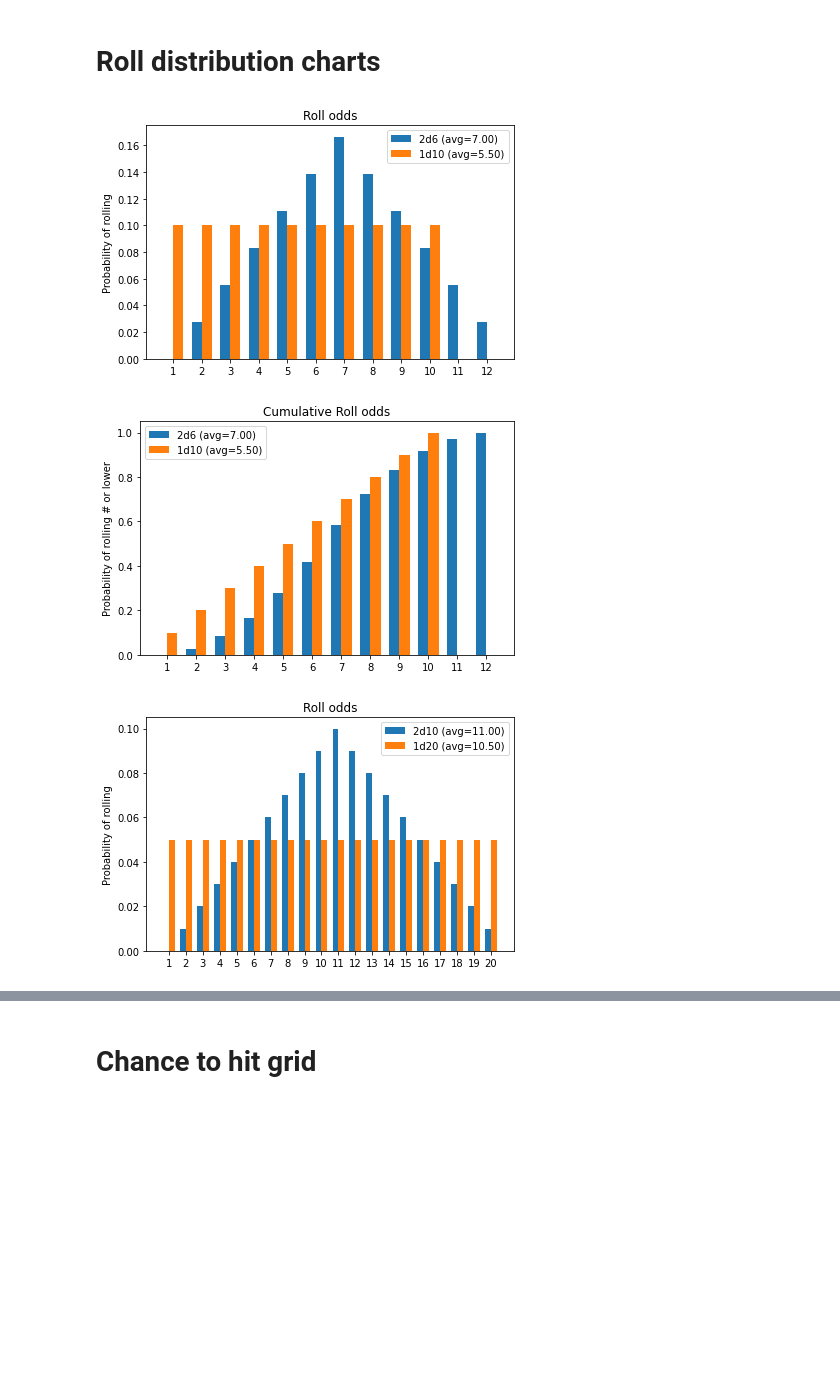
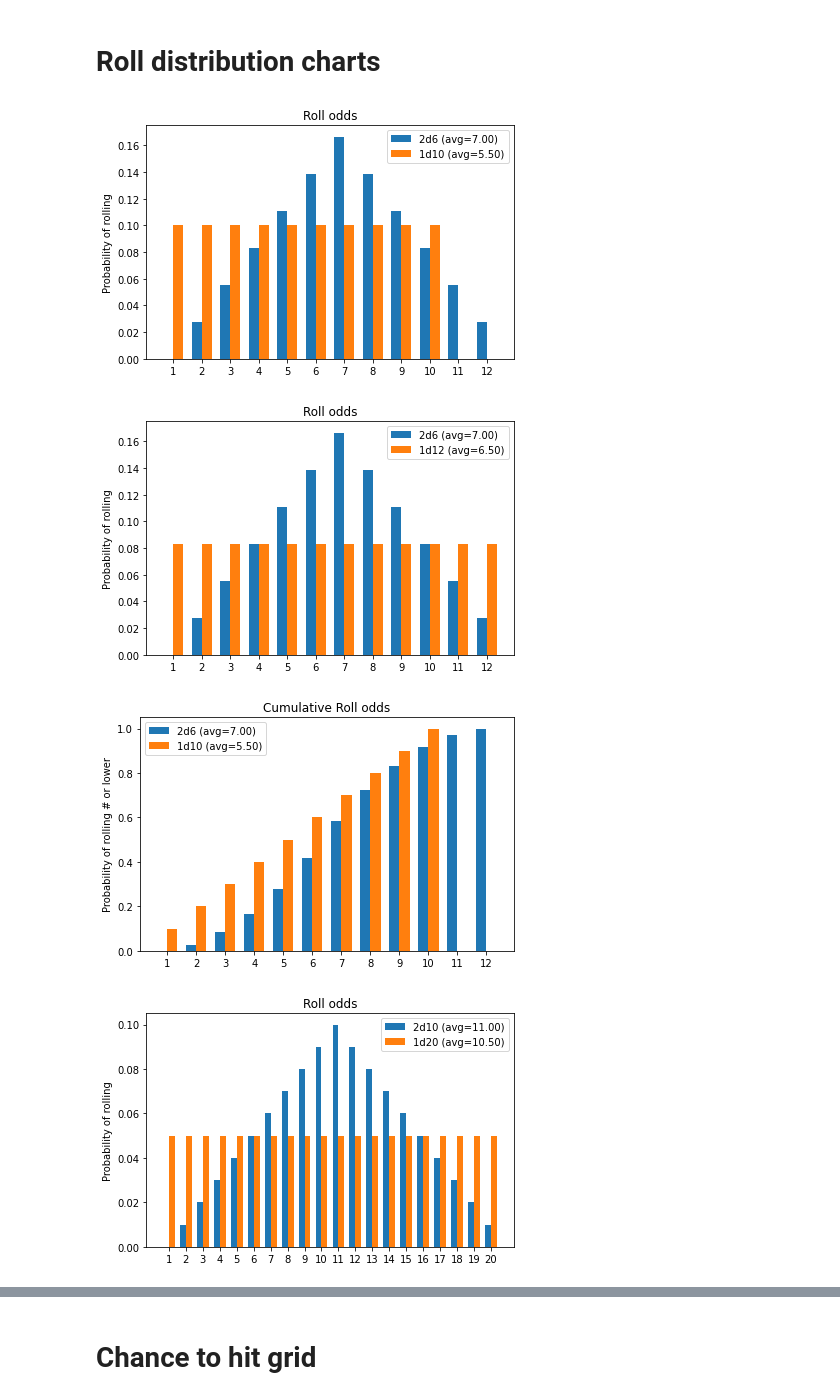
Before and after one commit to dyoung418/dnd_stats, a Jupyter notebook: dnd_dice_calcs.ipynb, the cells around one changed output, grey strips where cells are left out. Cells and saved outputs as stored; diff of their text form; code cells hidden in the pictures; blank space fills up the shorter version.

```diff
--- a/dnd_dice_calcs.ipynb
+++ b/dnd_dice_calcs.ipynb
@@ -986,32 +1002,43 @@ def compare_odds_dist(roll1_odds, roll2_odds, labels=('roll1', 'roll2'), cumulat
                         xytext=(0, 3),  # 3 points vertical offset
                         textcoords="offset points",
                         ha='center', va='bottom')
 
     #autolabel(rects1)
     #autolabel(rects2)
 
 
 
     fig.tight_layout()
     plt.show()
 
 compare_odds_dist(
     total_odds(6, n=2, adder=0, adv='normal', reroll_nums=()),
     total_odds(10, n=1, adder=0, adv='normal', reroll_nums=[]),
     labels=['2d6', '1d10']
 )
 compare_odds_dist(
+    total_odds(6, n=2, adder=0, adv='normal', reroll_nums=()),
+    total_odds(12, n=1, adder=0, adv='normal', reroll_nums=[]),
+    labels=['2d6', '1d12']
+)
+compare_odds_dist(
     total_odds(6, n=2, adder=0, adv='normal', reroll_nums=[]),
     total_odds(10, n=1, adder=0, adv='normal', reroll_nums=[]),
     labels=['2d6', '1d10'],
     cumulative=True
 )
 compare_odds_dist(
     total_odds(10, n=2, adder=0, adv='normal', reroll_nums=[]),
     total_odds(20, n=1, adder=0, adv='normal', reroll_nums=[]),
     labels=['2d10', '1d20']
 )
+compare_odds_dist(
+    total_odds(20, n=1, adder=0, adv='normal', reroll_nums=[]),
+    total_odds(20, n=1, adder=0, adv='advantage', reroll_nums=[]),
+    labels=['d20 normal', 'd20 advantage']
+)
 # %% [output]
 [figure]
-[figure, old version]
+[figure, new version]
-[figure, old version]
+[figure, new version]
+[figure, added]
```
Also changed, not shown: parts of 13 cells of this notebook.
